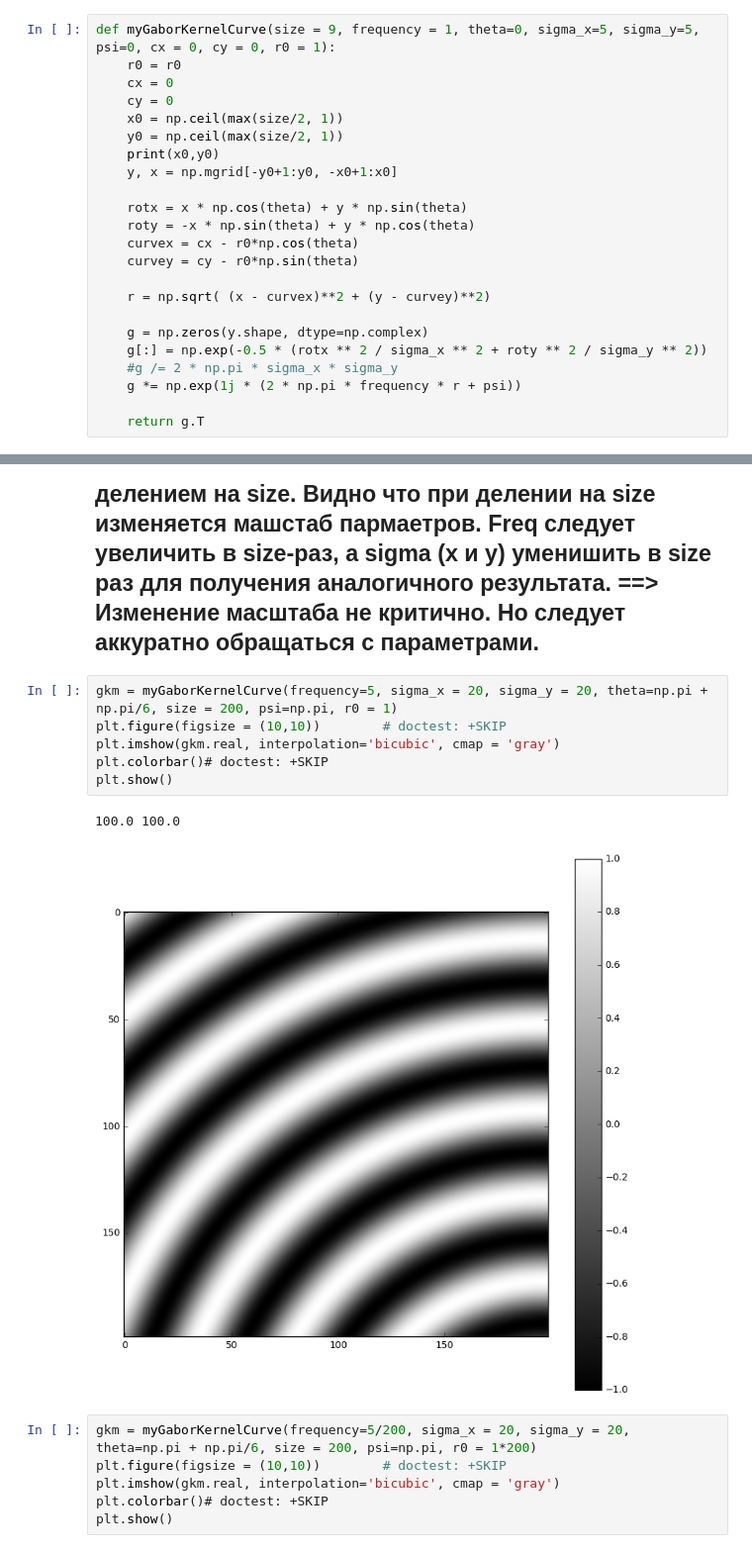
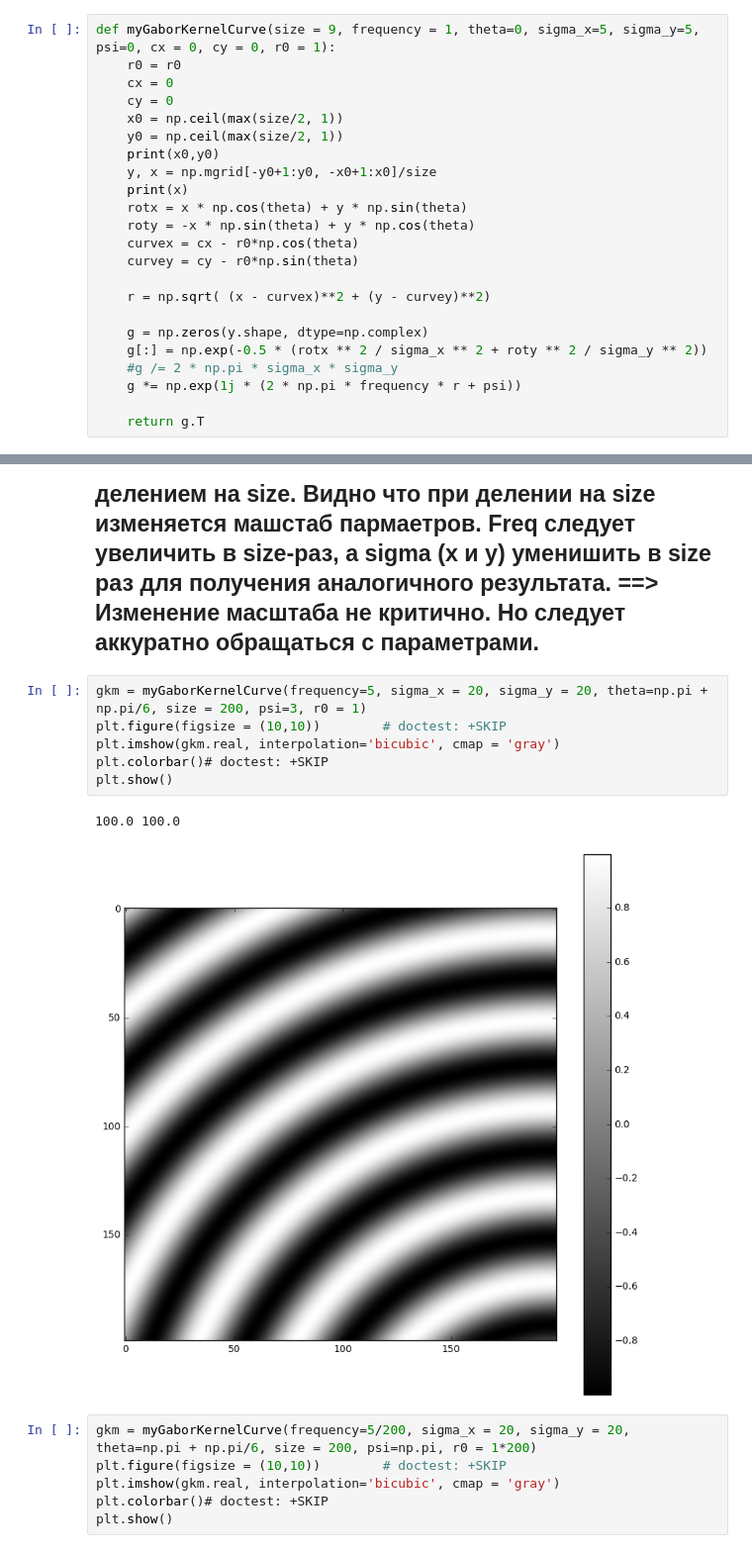
Before and after one commit to iKintosh/GaborNet, a Jupyter notebook: GaborFilter and GaborNet implementation .ipynb, the cells around one changed output, grey strips where cells are left out. Shown at 99% size. Drawn from its saved outputs; the diff is of its cells as text.

```diff
--- a/GaborFilter and GaborNet implementation .ipynb
+++ b/GaborFilter and GaborNet implementation .ipynb
@@ -89,8 +88,8 @@ def myGaborKernelCurve(size = 9, frequency = 1, theta=0, sigma_x=5, sigma_y=5, p
     x0 = np.ceil(max(size/2, 1))
     y0 = np.ceil(max(size/2, 1))
     print(x0,y0)
-    y, x = np.mgrid[-y0+1:y0, -x0+1:x0]
-
+    y, x = np.mgrid[-y0+1:y0, -x0+1:x0]/size
+    print(x)
     rotx = x * np.cos(theta) + y * np.sin(theta)
     roty = -x * np.sin(theta) + y * np.cos(theta)
     curvex = cx - r0*np.cos(theta)
@@ -131,14 +258,14 @@ plt.show()
 # %% [markdown]
 ## Рисунок 1: Габор без деления на size. Рис.2 Габор с делением на size. Видно что при делении на size изменяется машстаб пармаетров. Freq следует увеличить в size-раз, а sigma (x и y) уменишить в size раз для получения аналогичного результата. ==> Изменение масштаба не критично. Но следует аккуратно обращаться с параметрами.
 # %%
-gkm = myGaborKernelCurve(frequency=5, sigma_x = 20, sigma_y = 20, theta=np.pi + np.pi/6, size = 200, psi=np.pi, r0 = 1)
+gkm = myGaborKernelCurve(frequency=5, sigma_x = 20, sigma_y = 20, theta=np.pi + np.pi/6, size = 200, psi=3, r0 = 1)
 plt.figure(figsize = (10,10))        # doctest: +SKIP
 plt.imshow(gkm.real, interpolation='bicubic', cmap = 'gray')
 plt.colorbar()# doctest: +SKIP
 plt.show()
 # %% [output]
 100.0 100.0
-[figure, old version]
+[figure, new version]
 # %%
 gkm = myGaborKernelCurve(frequency=5/200, sigma_x = 20, sigma_y = 20, theta=np.pi + np.pi/6, size = 200, psi=np.pi, r0 = 1*200)
 plt.figure(figsize = (10,10))        # doctest: +SKIP
```
Also changed, not shown: parts of 10 cells of this notebook, 2 other files.
